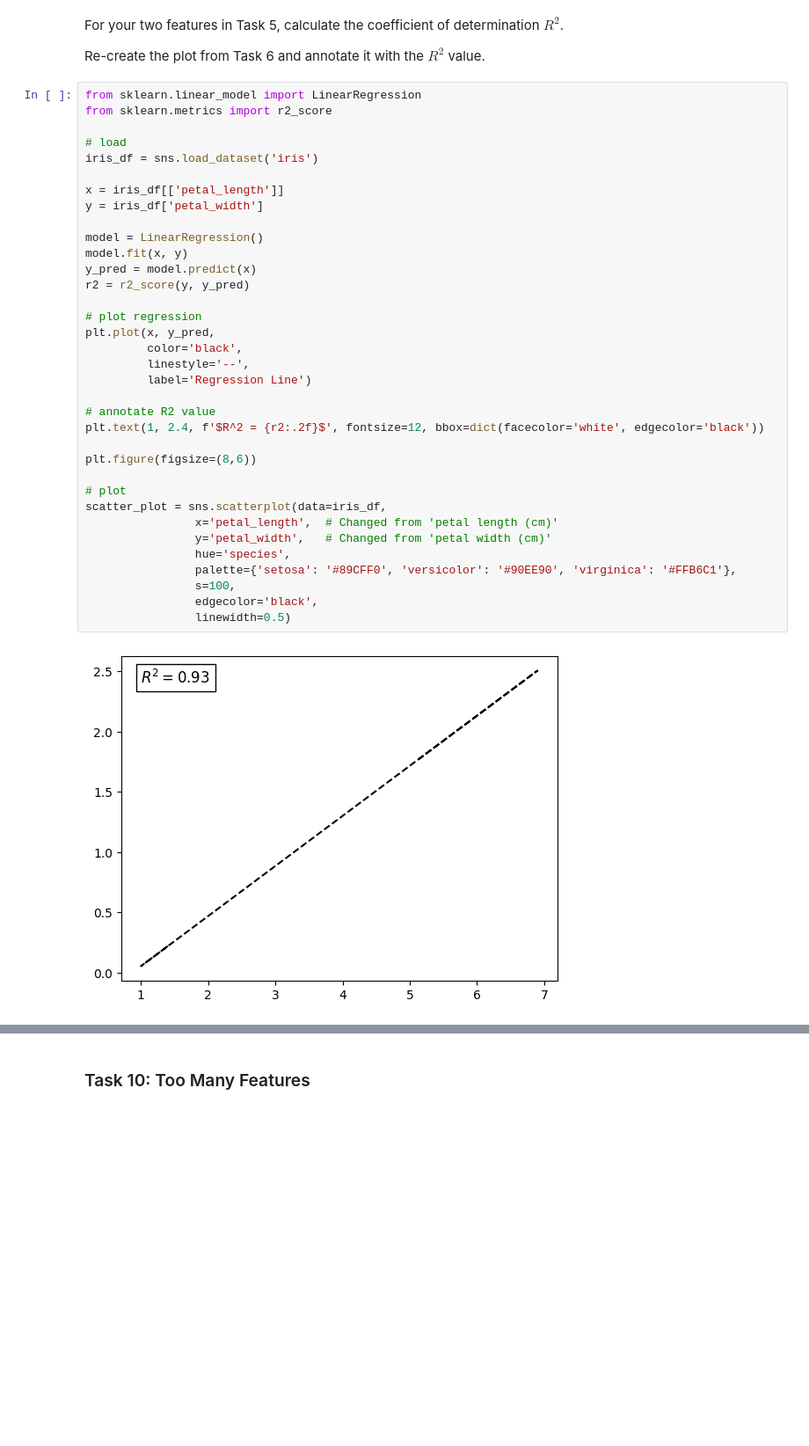
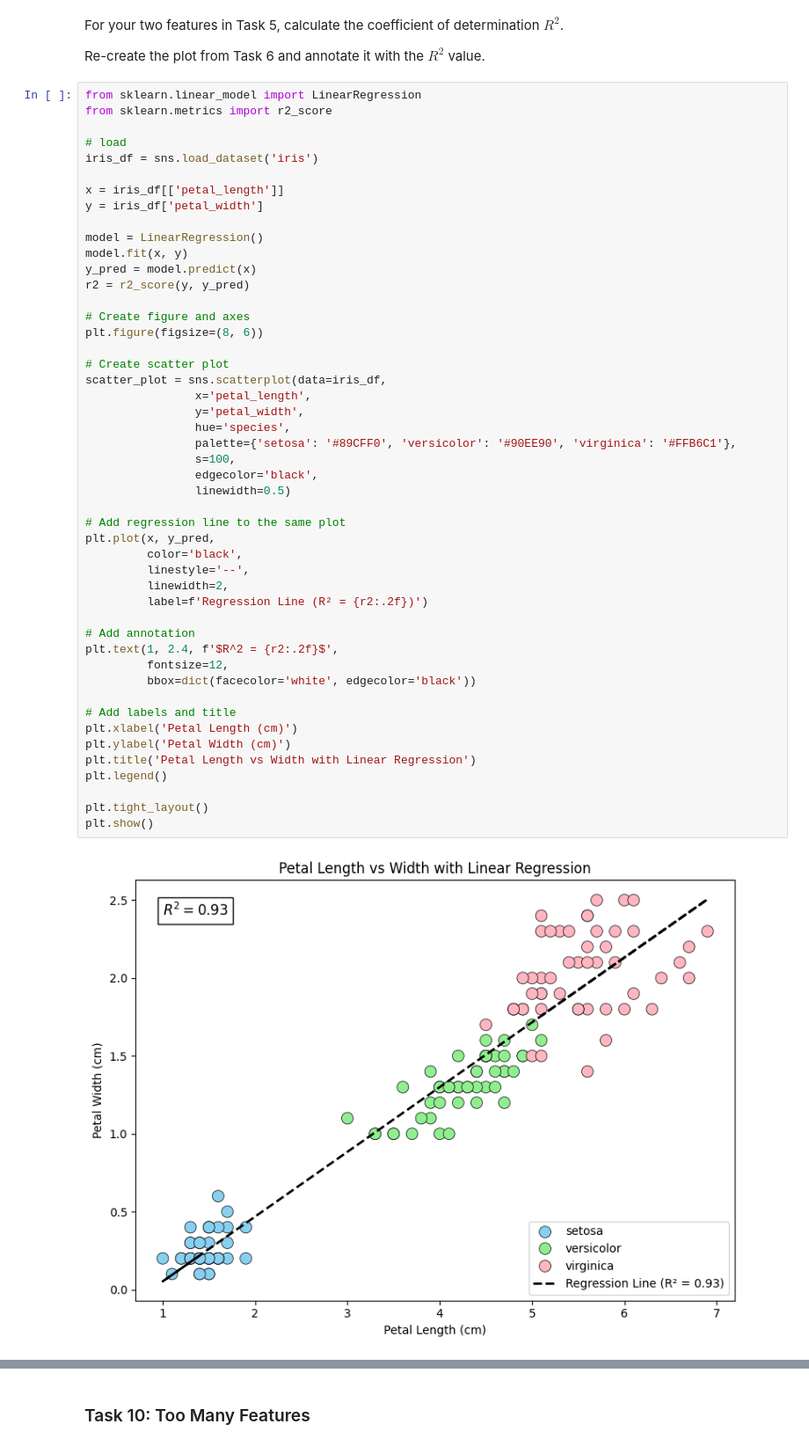
Before and after one commit to DaveyByrnes/principles_of_data_analytics, a Jupyter notebook: task.ipynb, the cells around one changed output, grey strips where cells are left out. Shown at 88% size. Cells and saved outputs as stored; diff of their text form; blank space fills up the shorter version.

```diff
--- a/task.ipynb
+++ b/task.ipynb
@@ -327,37 +327,50 @@ Re-create the plot from Task 6 and annotate it with the $R^2$ value.
 # %%
 from sklearn.linear_model import LinearRegression
 from sklearn.metrics import r2_score
 
 # load
 iris_df = sns.load_dataset('iris')
 
 x = iris_df[['petal_length']]
 y = iris_df['petal_width']
 
 model = LinearRegression()
 model.fit(x, y)
 y_pred = model.predict(x)
 r2 = r2_score(y, y_pred)
 
-# plot regression
-plt.plot(x, y_pred,
-         color='black',
-         linestyle='--',
-         label='Regression Line')
+# Create figure and axes
+plt.figure(figsize=(8, 6))
 
-# annotate R2 value
-plt.text(1, 2.4, f'$R^2 = {r2:.2f}$', fontsize=12, bbox=dict(facecolor='white', edgecolor='black'))
-
-plt.figure(figsize=(8,6))
-
-# plot
+# Create scatter plot
 scatter_plot = sns.scatterplot(data=iris_df,
-                x='petal_length',  # Changed from 'petal length (cm)'
-                y='petal_width',   # Changed from 'petal width (cm)'
+                x='petal_length',
+                y='petal_width',
                 hue='species',
                 palette={'setosa': '#89CFF0', 'versicolor': '#90EE90', 'virginica': '#FFB6C1'},
                 s=100,
                 edgecolor='black',
                 linewidth=0.5)
+
+# Add regression line to the same plot
+plt.plot(x, y_pred,
+         color='black',
+         linestyle='--',
+         linewidth=2,
+         label=f'Regression Line (R² = {r2:.2f})')
+
+# Add annotation
+plt.text(1, 2.4, f'$R^2 = {r2:.2f}$',
+         fontsize=12,
+         bbox=dict(facecolor='white', edgecolor='black'))
+
+# Add labels and title
+plt.xlabel('Petal Length (cm)')
+plt.ylabel('Petal Width (cm)')
+plt.title('Petal Length vs Width with Linear Regression')
+plt.legend()
+
+plt.tight_layout()
+plt.show()
 # %% [output]
-[figure, old version]
+[figure, new version]
```
Also changed, not shown: parts of 1 cell of this notebook.
